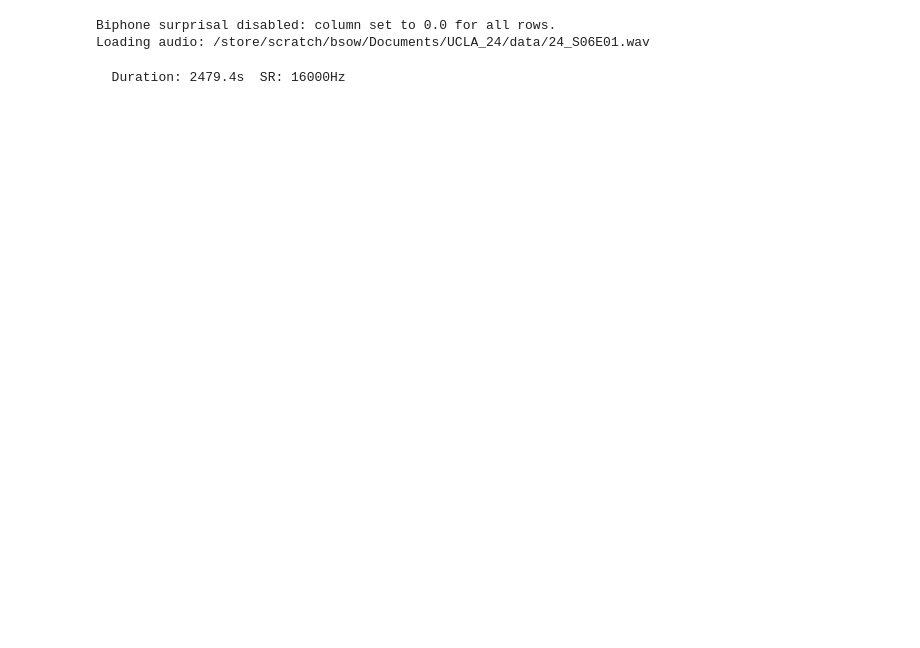
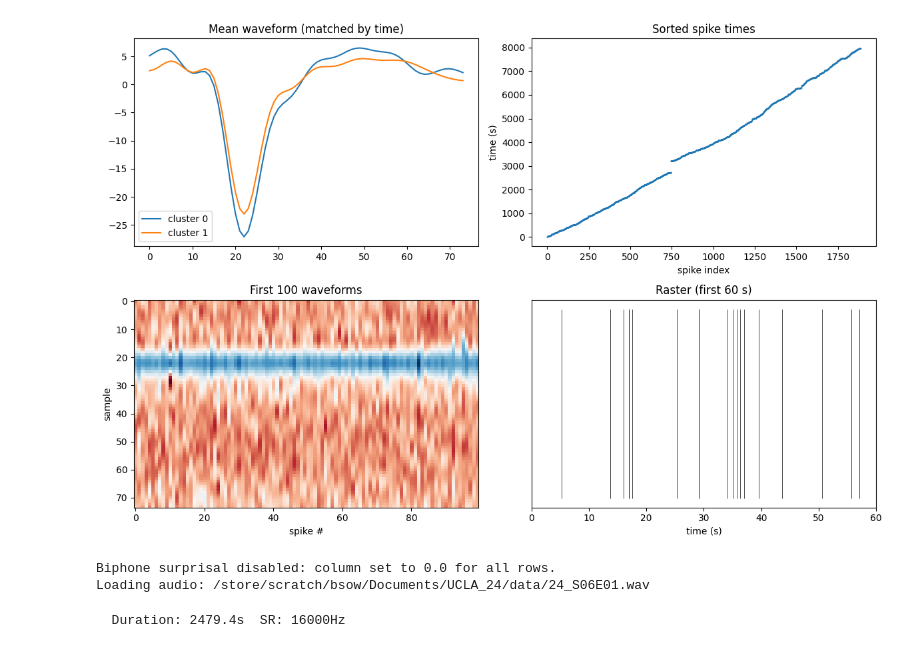
Before and after one commit to bouba-sow/UCLA_24, a Jupyter notebook: code/notebooks/main.ipynb, the cells around one changed output. Saved outputs shown, nothing was run; the diff lists cells and outputs as text; code cells hidden in the pictures; blank space fills up the shorter version.

```diff
--- a/code/notebooks/main.ipynb
+++ b/code/notebooks/main.ipynb
@@ -0,0 +1,88 @@
+# %%
+from pathlib import Path
+
+import h5py
+import numpy as np
+import matplotlib.pyplot as plt
+
+DATA_DIR = Path(
+    "/store/scratch/bsow/Documents/UCLA_24/data/ucla_data/572/"
+    "Experiment-8-9-10-11/CSC_micro_spikes_removePLI-0_CAR-1_rejectNoiseSpikes-1"
+)
+CHANNEL = "GA1-RA1"
+
+spikes_mat = DATA_DIR / f"{CHANNEL}_spikes.mat"
+codes_mat = DATA_DIR / f"{CHANNEL}_spikeCodes.mat"
+times_mat = DATA_DIR / f"times_{CHANNEL}.mat"
+
+# --- spikes.mat ---
+with h5py.File(spikes_mat, "r") as f:
+    waveforms = f["spikes"][()]          # (74, n_detected)
+    spike_times_s = f["spikeTimestamps"][()].ravel()
+    timestamps_start = float(f["timestampsStart"][0, 0])  # Unix-ish session anchor
+    sr = float(f["param/sr"][0, 0])
+    duration_s = float(f["duration"][0, 0])
+
+print(f"{CHANNEL}_spikes.mat")
+print(f"  n_detected={waveforms.shape[1]}, waveform_len={waveforms.shape[0]}")
+print(f"  sr={sr} Hz, duration={duration_s:.1f} s")
+print(f"  timestamps_start={timestamps_start}")
+print(f"  spike times (s): {spike_times_s.min():.3f} – {spike_times_s.max():.3f}")
+
+# --- times.mat (sorted / classified spikes) ---
+with h5py.File(times_mat, "r") as f:
+    cluster_ids = f["cluster_class"][0, :].astype(int)
+    sorted_times_s = f["cluster_class"][1, :].ravel()
+    rejected = f["spikeIdxRejected"][()].astype(bool).ravel()
+
+print(f"\ntimes_{CHANNEL}.mat")
+print(f"  n_sorted={sorted_times_s.size}, unique clusters={np.unique(cluster_ids)}")
+for cid in np.unique(cluster_ids):
+    print(f"    cluster {cid}: {(cluster_ids == cid).sum()} spikes")
+print(f"  rejected flags: {rejected.sum()} / {rejected.size}")
+
+# --- spikeCodes.mat (binned raster) ---
+with h5py.File(codes_mat, "r") as f:
+  spike_hist = f["spikeHist"][()].ravel().astype(np.uint8)
+  # spikeCodes is a MATLAB table; raw HDF5 value is an object reference, not useful in Python without mat73
+
+bin_ms = duration_s * 1000.0 / spike_hist.size
+print(f"\n{CHANNEL}_spikeCodes.mat")
+print(f"  spikeHist: {spike_hist.size} bins @ ~{bin_ms:.2f} ms, {spike_hist.sum()} active bins")
+
+# Quick plots
+fig, axes = plt.subplots(2, 2, figsize=(12, 8))
+
+# Mean waveforms per cluster (from times file)
+for cid in np.unique(cluster_ids):
+    idx = cluster_ids == cid
+    # match sorted spike times to detected waveforms by timestamp
+    t_clu = sorted_times_s[idx]
+    cols = [np.argmin(np.abs(spike_times_s - t)) for t in t_clu[:200]]  # subsample for speed
+    mean_wf = waveforms[:, cols].mean(axis=1)
+    axes[0, 0].plot(mean_wf, label=f"cluster {cid}")
+axes[0, 0].set_title("Mean waveform (matched by time)")
+axes[0, 0].legend()
+
+axes[0, 1].plot(sorted_times_s, ".", ms=1)
+axes[0, 1].set_xlabel("spike index")
+axes[0, 1].set_ylabel("time (s)")
+axes[0, 1].set_title("Sorted spike times")
+
+axes[1, 0].imshow(waveforms[:, :100], aspect="auto", cmap="RdBu_r")
+axes[1, 0].set_title("First 100 waveforms")
+axes[1, 0].set_xlabel("spike #")
+axes[1, 0].set_ylabel("sample")
+
+win_s = 60.0
+t0 = sorted_times_s.min()
+mask = (sorted_times_s >= t0) & (sorted_times_s < t0 + win_s)
+axes[1, 1].vlines(sorted_times_s[mask] - t0, 0, 1, color="k", linewidth=0.5)
+axes[1, 1].set_xlim(0, win_s)
+axes[1, 1].set_title(f"Raster (first {win_s:.0f} s)")
+axes[1, 1].set_xlabel("time (s)")
+axes[1, 1].set_yticks([])
+
+plt.tight_layout()
+plt.show()
+# %% [output]
@@ -1,3 +103,4 @@
+[figure, added]
 # %%
 """
 Updated feature extraction for 24_S06E01 (paper-aligned where possible)
```
Also changed, not shown: parts of 1 cell of this notebook, 19 other files.
